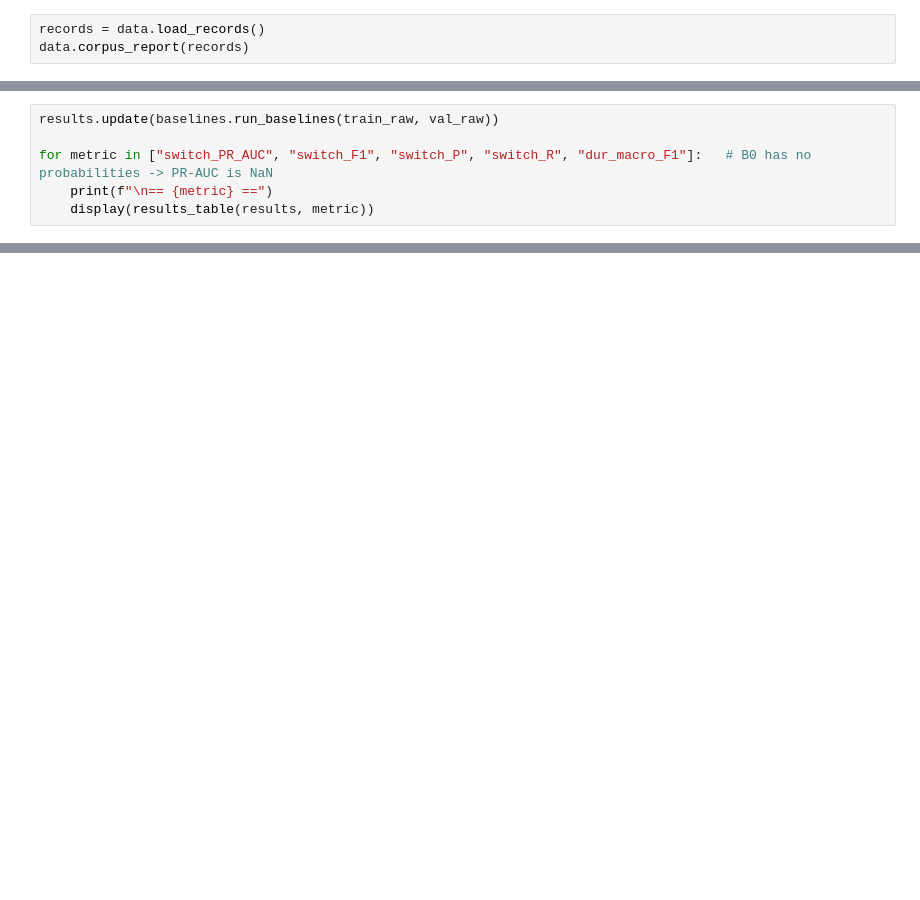
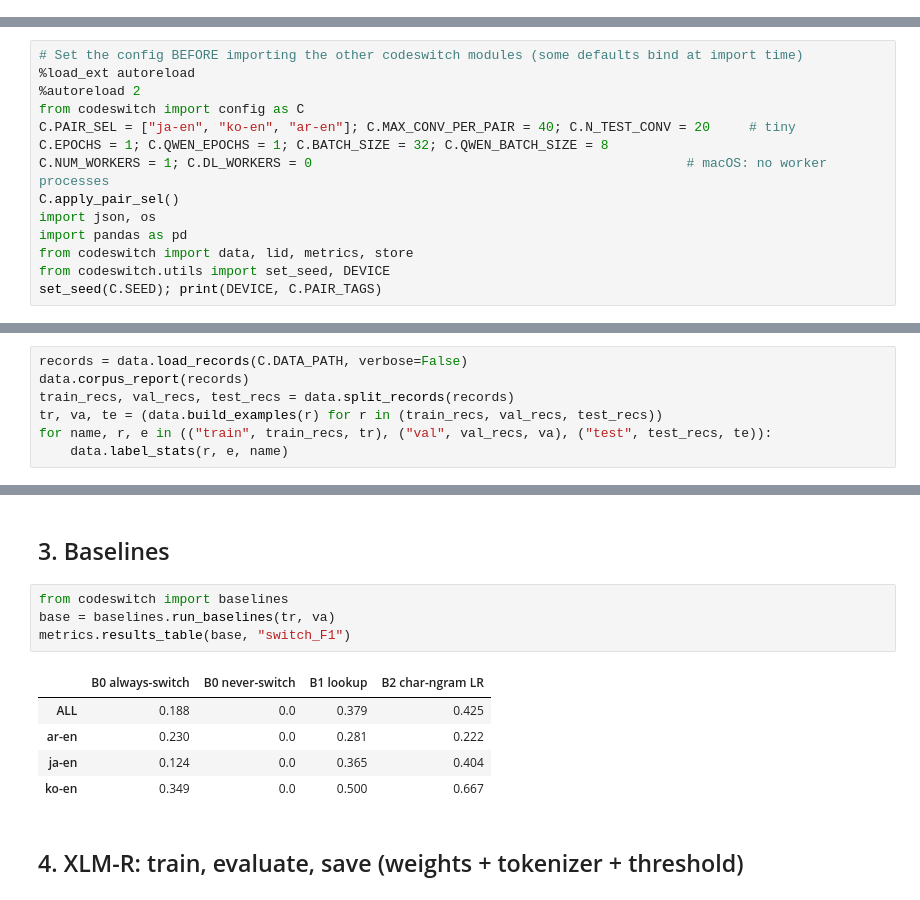
Before and after one commit to wanderingcorn/codeswitch, a Jupyter notebook: pipeline.ipynb, the cells around one changed output, grey strips where cells are left out. Drawn from its saved outputs; the diff is of its cells as text; blank space fills up the shorter version.

```diff
--- a/pipeline.ipynb
+++ b/pipeline.ipynb
@@ -108,3 +0,0 @@ Each CSV row is a conversation; `data_generation_result` is a stringified list o
-# %%
-records = data.load_records()
-data.corpus_report(records)
@@ -167,6 +0,0 @@ If XLM-R cannot beat B1, the signal is essentially run length + punctuation; if
-# %%
-results.update(baselines.run_baselines(train_raw, val_raw))
-
-for metric in ["switch_PR_AUC", "switch_F1", "switch_P", "switch_R", "dur_macro_F1"]:   # B0 has no probabilities -> PR-AUC is NaN
-    print(f"\n== {metric} ==")
-    display(results_table(results, metric))
@@ -266,0 +6,14 @@ save_results(results, "results.json")
+# %%
+# Set the config BEFORE importing the other codeswitch modules (some defaults bind at import time)
+%load_ext autoreload
+%autoreload 2
+from codeswitch import config as C
+C.PAIR_SEL = ["ja-en", "ko-en", "ar-en"]; C.MAX_CONV_PER_PAIR = 40; C.N_TEST_CONV = 20     # tiny
+C.EPOCHS = 1; C.QWEN_EPOCHS = 1; C.BATCH_SIZE = 32; C.QWEN_BATCH_SIZE = 8
+C.NUM_WORKERS = 1; C.DL_WORKERS = 0                                                # macOS: no worker processes
+C.apply_pair_sel()
+import json, os
+import pandas as pd
+from codeswitch import data, lid, metrics, store
+from codeswitch.utils import set_seed, DEVICE
+set_seed(C.SEED); print(DEVICE, C.PAIR_TAGS)
@@ -266,0 +41,7 @@ save_results(results, "results.json")
+# %%
+records = data.load_records(C.DATA_PATH, verbose=False)
+data.corpus_report(records)
+train_recs, val_recs, test_recs = data.split_records(records)
+tr, va, te = (data.build_examples(r) for r in (train_recs, val_recs, test_recs))
+for name, r, e in (("train", train_recs, tr), ("val", val_recs, va), ("test", test_recs, te)):
+    data.label_stats(r, e, name)
@@ -266,0 +66,14 @@ save_results(results, "results.json")
+# %% [markdown]
+## 3. Baselines
+# %%
+from codeswitch import baselines
+base = baselines.run_baselines(tr, va)
+metrics.results_table(base, "switch_F1")
+# %% [output]
+|  | B0 always-switch | B0 never-switch | B1 lookup | B2 char-ngram LR |
+| ALL | 0.188 | 0.0 | 0.379 | 0.425 |
+| ar-en | 0.230 | 0.0 | 0.281 | 0.222 |
+| ja-en | 0.124 | 0.0 | 0.365 | 0.404 |
+| ko-en | 0.349 | 0.0 | 0.500 | 0.667 |
+# %% [markdown]
+## 4. XLM-R: train, evaluate, save (weights + tokenizer + threshold)
```
Also changed, not shown: parts of 39 cells of this notebook, 14 other files.
